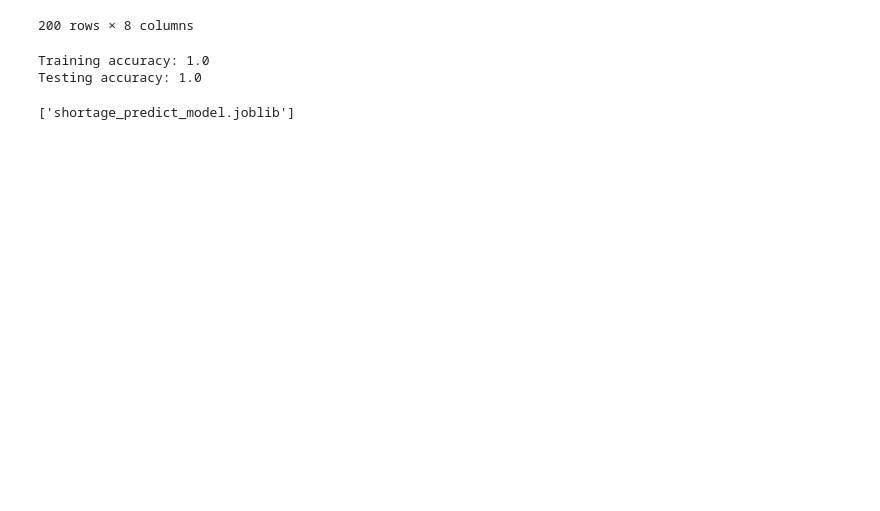
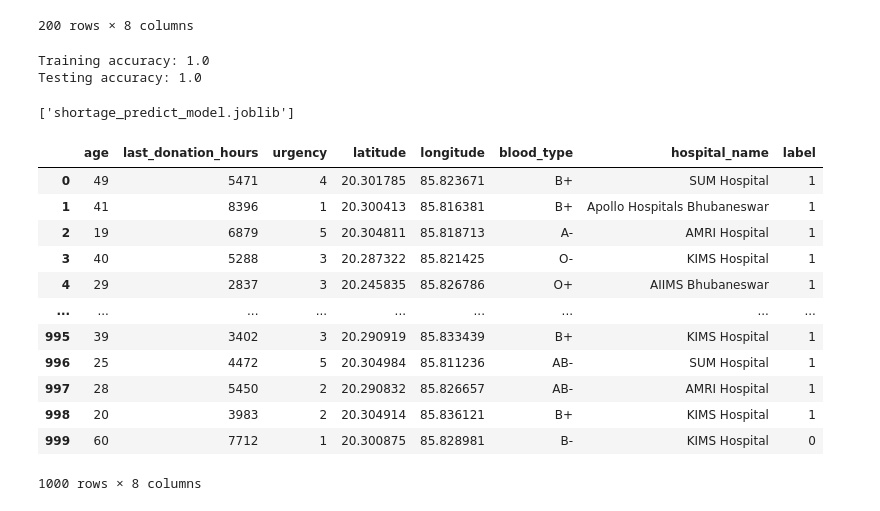
Before and after one commit to Graffian/RakthVeer, a Jupyter notebook: backend/notebooks/app.ipynb, the cells around one changed output. Drawn from its saved outputs; the diff is of its cells as text; code cells hidden in the pictures; blank space fills up the shorter version.

```diff
--- a/backend/notebooks/app.ipynb
+++ b/backend/notebooks/app.ipynb
@@ -241,3 +236,62 @@ import joblib
 joblib.dump(shortage_predict_model , "shortage_predict_model.joblib")
 # %% [output]
 ['shortage_predict_model.joblib']
+# %%
+import random
+import pandas as pd
+
+hospitals = {
+    "AIIMS Bhubaneswar": (20.2465, 85.8189),
+    "SUM Hospital": (20.2957, 85.8186),
+    "KIMS Hospital": (20.2960, 85.8269),
+    "AMRI Hospital": (20.2965, 85.8169),
+    "Care Hospitals Bhubaneswar": (20.2918, 85.8305),
+    "Apollo Hospitals Bhubaneswar": (20.2961, 85.8187)
+}
+
+blood_types = ['A+', 'A-', 'B+', 'B-', 'AB+', 'AB-', 'O+', 'O-']
+
+def generate_donor():
+    hospital_name = random.choice(list(hospitals.keys()))
+    base_lat, base_lon = hospitals[hospital_name]
+
+    donor = {
+        'age': random.randint(18, 60),
+        'last_donation_hours': random.randint(0, 365*24),
+        'urgency': random.randint(1, 5),
+        'latitude': base_lat + random.uniform(-0.01, 0.01),
+        'longitude': base_lon + random.uniform(-0.01, 0.01),
+        'blood_type': random.choice(blood_types),
+        'hospital_name': hospital_name
+    }
+
+
+    if donor['last_donation_hours'] > (90 * 24) and 18 <= donor['age'] <= 55:
+        label = 1
+    else:
+        label = random.choices([0, 1], weights=[0.7, 0.3])[0]
+    donor['label'] = label
+    return donor
+
+data = [generate_donor() for _ in range(1000)]
+
+df = pd.DataFrame(data)
+
+# Save to CSV
+df.to_csv('../data/bbsr_donor_dataset.csv', index=False)
+
+df
+# %% [output]
+|  | age | last_donation_hours | urgency | latitude | longitude | blood_type | hospital_name | label |
+| 0 | 49 | 5471 | 4 | 20.301785 | 85.823671 | B+ | SUM Hospital | 1 |
+| 1 | 41 | 8396 | 1 | 20.300413 | 85.816381 | B+ | Apollo Hospitals Bhubaneswar | 1 |
+| 2 | 19 | 6879 | 5 | 20.304811 | 85.818713 | A- | AMRI Hospital | 1 |
+| 3 | 40 | 5288 | 3 | 20.287322 | 85.821425 | O- | KIMS Hospital | 1 |
+| 4 | 29 | 2837 | 3 | 20.245835 | 85.826786 | O+ | AIIMS Bhubaneswar | 1 |
+| ... | ... | ... | ... | ... | ... | ... | ... | ... |
+| 995 | 39 | 3402 | 3 | 20.290919 | 85.833439 | B+ | KIMS Hospital | 1 |
+| 996 | 25 | 4472 | 5 | 20.304984 | 85.811236 | AB- | SUM Hospital | 1 |
+| 997 | 28 | 5450 | 2 | 20.290832 | 85.826657 | AB- | AMRI Hospital | 1 |
+| 998 | 20 | 3983 | 2 | 20.304914 | 85.836121 | B+ | KIMS Hospital | 1 |
+| 999 | 60 | 7712 | 1 | 20.300875 | 85.828981 | B- | KIMS Hospital | 0 |
+1000 rows × 8 columns
```
Also changed, not shown: parts of 4 cells of this notebook, 5 other files.
